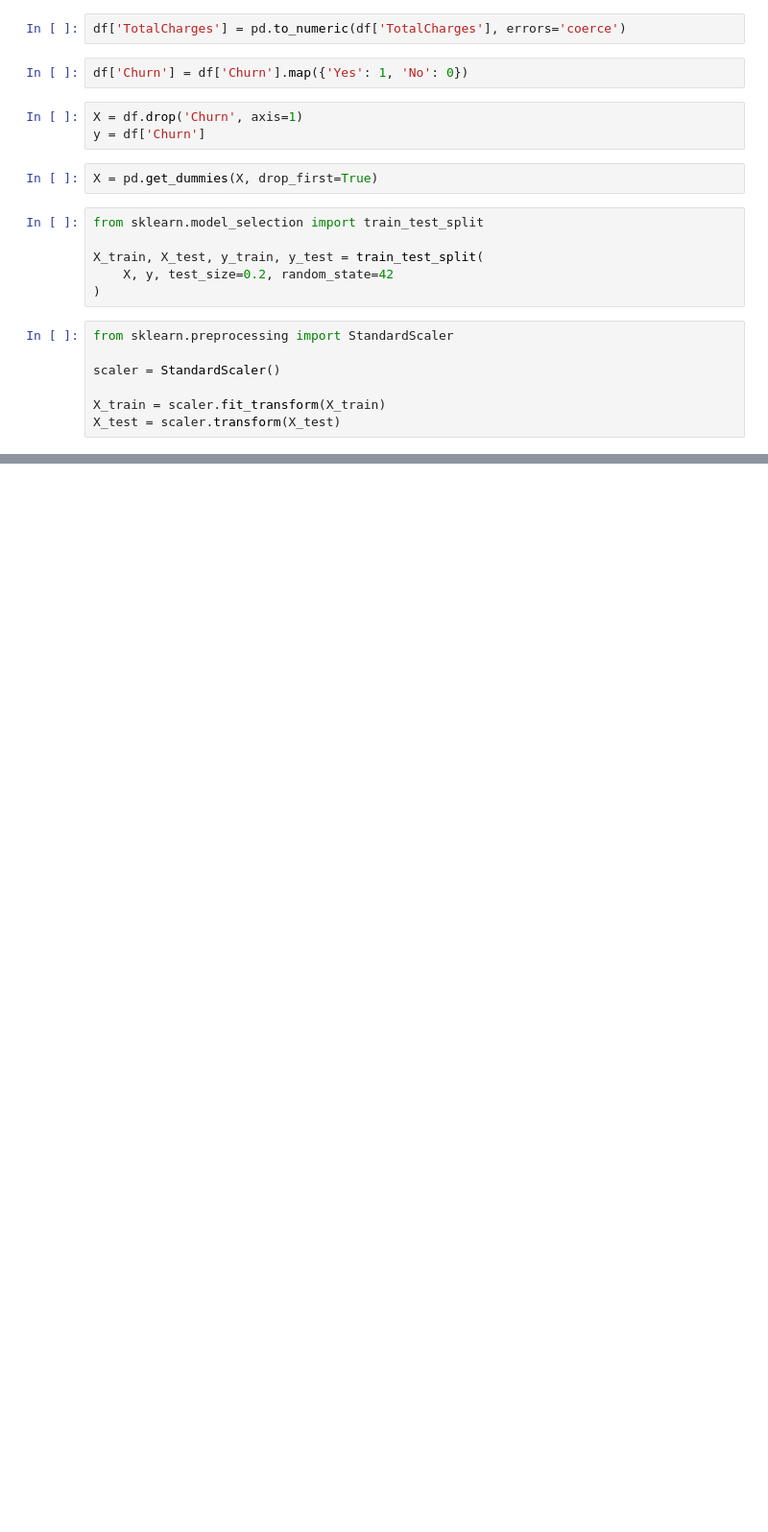
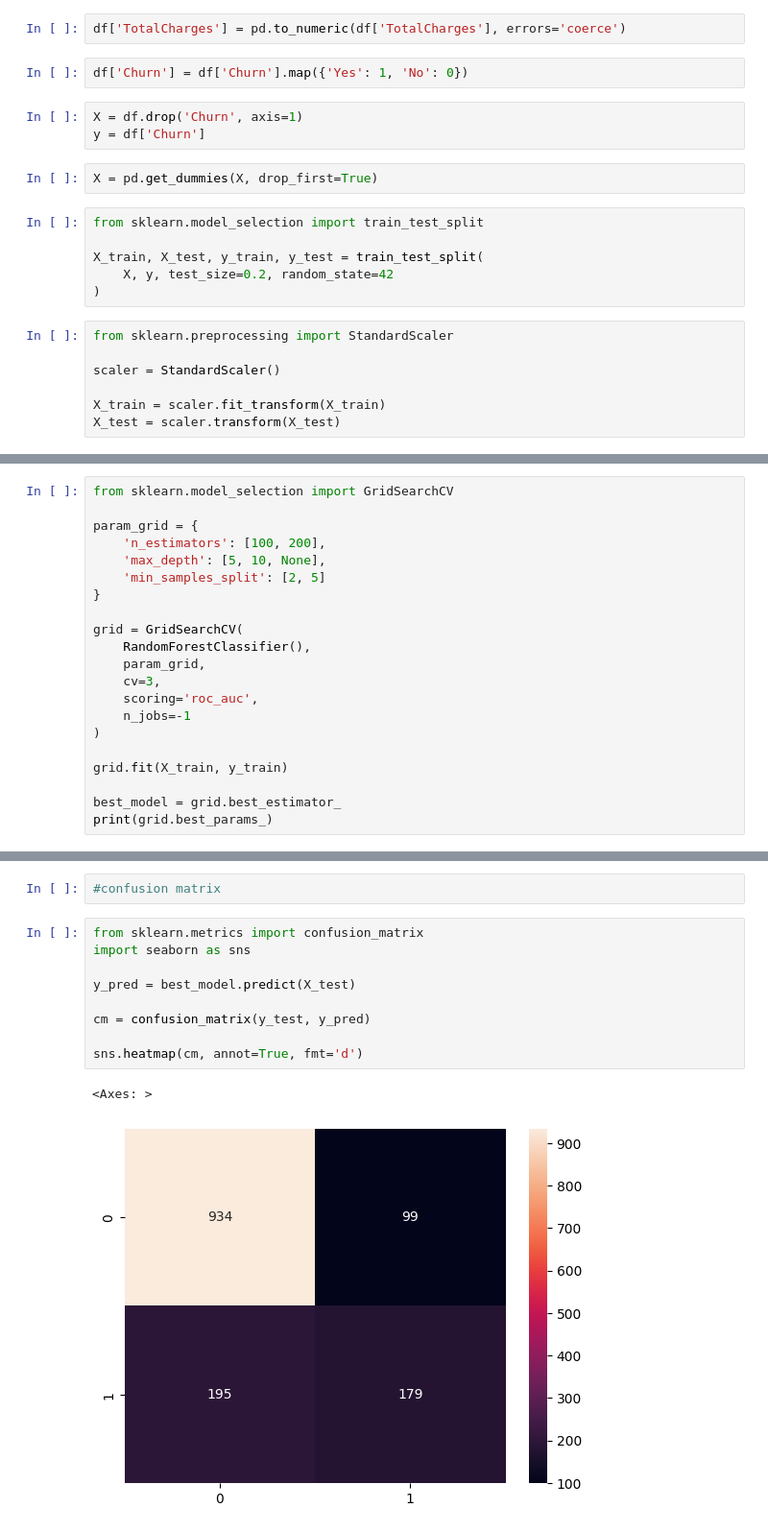
Before and after one commit to chandru-rdr2/teleco-churn-ml-app, a Jupyter notebook: notebooks/churn_analysis.ipynb, the cells around one changed output, grey strips where cells are left out. Shown at 96% size. Saved outputs shown, nothing was run; the diff lists cells and outputs as text; blank space fills up the shorter version.

```diff
--- a/notebooks/churn_analysis.ipynb
+++ b/notebooks/churn_analysis.ipynb
@@ -170,0 +297,21 @@ X_test = scaler.transform(X_test)
+# %%
+from sklearn.model_selection import GridSearchCV
+
+param_grid = {
+    'n_estimators': [100, 200],
+    'max_depth': [5, 10, None],
+    'min_samples_split': [2, 5]
+}
+
+grid = GridSearchCV(
+    RandomForestClassifier(),
+    param_grid,
+    cv=3,
+    scoring='roc_auc',
+    n_jobs=-1
+)
+
+grid.fit(X_train, y_train)
+
+best_model = grid.best_estimator_
+print(grid.best_params_)
@@ -170,0 +329,14 @@ X_test = scaler.transform(X_test)
+# %%
+#confusion matrix
+# %%
+from sklearn.metrics import confusion_matrix
+import seaborn as sns
+
+y_pred = best_model.predict(X_test)
+
+cm = confusion_matrix(y_test, y_pred)
+
+sns.heatmap(cm, annot=True, fmt='d')
+# %% [output]
+<Axes: >
+[figure, added]
```
Also changed, not shown: parts of 30 cells of this notebook, 10 other files.
